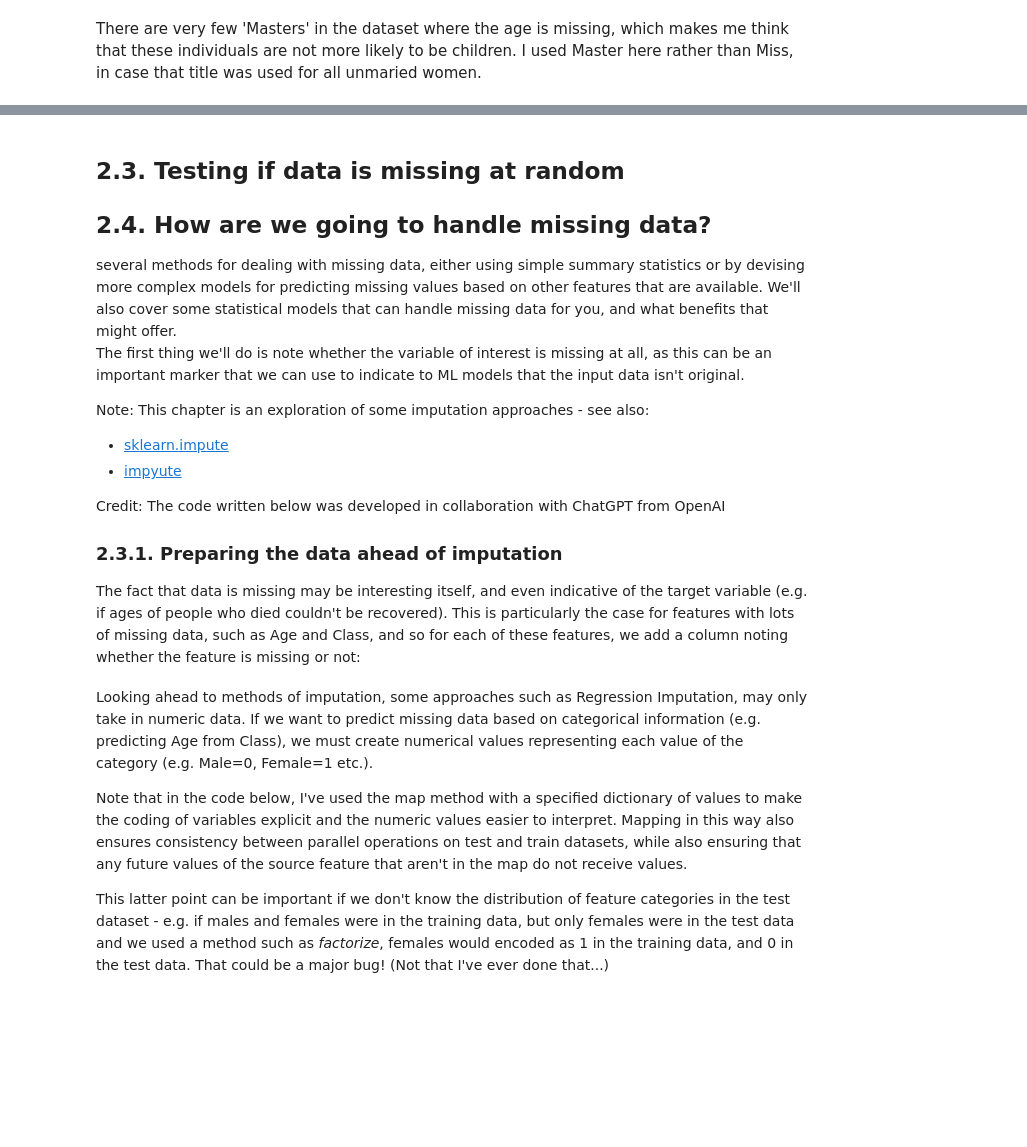
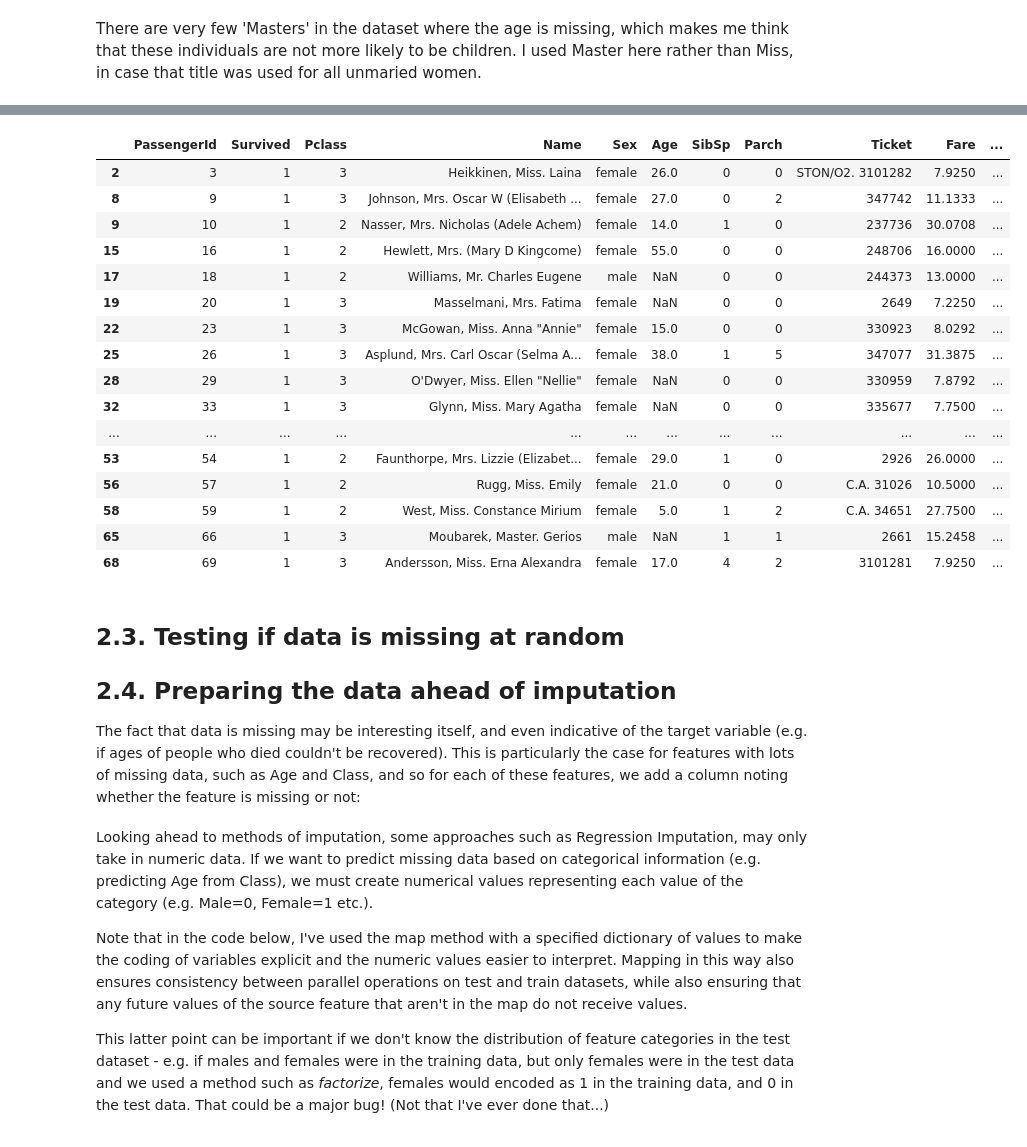
Before and after one commit to stephentown42/ML_examples, a Jupyter notebook: notebooks/titanic/2_imputing_missing_data.ipynb, the cells around one changed output, grey strips where cells are left out. Drawn from its saved outputs; the diff is of its cells as text; code cells hidden in the pictures; blank space fills up the shorter version.

Commit message:
Continued adding to imputation chapter

```diff
--- a/notebooks/titanic/2_imputing_missing_data.ipynb
+++ b/notebooks/titanic/2_imputing_missing_data.ipynb
@@ -14,9 +16,9 @@ Let's load the data and get started...</span>
 from pathlib import Path
 import pandas as pd
 
-data_dir = Path.cwd().parent.parent / 'data/titanic/chapter_1'        # Load data
-train = pd.read_csv(data_dir / 'train_Ch01.csv')
-test = pd.read_csv(data_dir / 'test_Ch01.csv')
+data_dir = Path.cwd().parent.parent / 'data/titanic/original'
+train = pd.read_csv(data_dir / 'train.csv')
+test = pd.read_csv(data_dir / 'test.csv')
 
 print(f"Training data = {train.shape[0]} passengers")
 print(f"Test data = {test.shape[0]} passengers")
@@ -108 +142,4 @@ Is there value in flagging zero fare passengers? This group has a very low survi
 </p></span>
+# %%
+train['Fare'] = train['Fare'].mask(train['Fare'] == 0)
+test['Fare'] = test['Fare'].mask(test['Fare'] == 0)
@@ -109,3 +151,3 @@ Is there value in flagging zero fare passengers? This group has a very low survi
 # %%
-train['zero_fare'] = train['Fare'] == 0
-test['zero_fare'] = test['Fare'] == 0
+train['zero_fare'] = train['Fare'].isna()
+test['zero_fare'] = test['Fare'].isna()
@@ -116,18 +153,0 @@ fare of those who did not survive. After adding an identifier for zero payers, w
-# %%
-def replace_zeros_with_median(df:pd.DataFrame) -> pd.DataFrame:
-
-    zero_idx = df[df['Fare'] == 0].index
-    nonzero_idx = df[df['Fare'] > 0].index
-
-    df.loc[zero_idx,'Fare'] = df.loc[nonzero_idx,'Fare'].median()
-    return df
-
-# Replace zeros with median to ameliorate effect of code on statistics
-train = replace_zeros_with_median(train)
-test = replace_zeros_with_median(test)
-
-# Repeat the log transform from Chapter 1, but now zero values aren't a problem
-import numpy as np
-
-train['log_fare'] = np.log(train['Fare'])
-test['log_fare'] = np.log(test['Fare'])
@@ -149,23 +208,30 @@ There are very few 'Masters' in the dataset where the age is missing, which make
+# %%
+train[
+    (train['Cabin'].isna()) &
+    (train['Survived'] == 1)
+].head(20)
+# %% [output]
+|  | PassengerId | Survived | Pclass | Name | Sex | Age | SibSp | Parch | Ticket | Fare | ... |
+| 2 | 3 | 1 | 3 | Heikkinen, Miss. Laina | female | 26.0 | 0 | 0 | STON/O2. 3101282 | 7.9250 | ... |
+| 8 | 9 | 1 | 3 | Johnson, Mrs. Oscar W (Elisabeth ... | female | 27.0 | 0 | 2 | 347742 | 11.1333 | ... |
+| 9 | 10 | 1 | 2 | Nasser, Mrs. Nicholas (Adele Achem) | female | 14.0 | 1 | 0 | 237736 | 30.0708 | ... |
+| 15 | 16 | 1 | 2 | Hewlett, Mrs. (Mary D Kingcome) | female | 55.0 | 0 | 0 | 248706 | 16.0000 | ... |
+| 17 | 18 | 1 | 2 | Williams, Mr. Charles Eugene | male | NaN | 0 | 0 | 244373 | 13.0000 | ... |
+| 19 | 20 | 1 | 3 | Masselmani, Mrs. Fatima | female | NaN | 0 | 0 | 2649 | 7.2250 | ... |
+| 22 | 23 | 1 | 3 | McGowan, Miss. Anna "Annie" | female | 15.0 | 0 | 0 | 330923 | 8.0292 | ... |
+| 25 | 26 | 1 | 3 | Asplund, Mrs. Carl Oscar (Selma A... | female | 38.0 | 1 | 5 | 347077 | 31.3875 | ... |
+| 28 | 29 | 1 | 3 | O'Dwyer, Miss. Ellen "Nellie" | female | NaN | 0 | 0 | 330959 | 7.8792 | ... |
+| 32 | 33 | 1 | 3 | Glynn, Miss. Mary Agatha | female | NaN | 0 | 0 | 335677 | 7.7500 | ... |
+| ... | ... | ... | ... | ... | ... | ... | ... | ... | ... | ... | ... |
+| 53 | 54 | 1 | 2 | Faunthorpe, Mrs. Lizzie (Elizabet... | female | 29.0 | 1 | 0 | 2926 | 26.0000 | ... |
+| 56 | 57 | 1 | 2 | Rugg, Miss. Emily | female | 21.0 | 0 | 0 | C.A. 31026 | 10.5000 | ... |
+| 58 | 59 | 1 | 2 | West, Miss. Constance Mirium | female | 5.0 | 1 | 2 | C.A. 34651 | 27.7500 | ... |
+| 65 | 66 | 1 | 3 | Moubarek, Master. Gerios | male | NaN | 1 | 1 | 2661 | 15.2458 | ... |
+| 68 | 69 | 1 | 3 | Andersson, Miss. Erna Alexandra | female | 17.0 | 4 | 2 | 3101281 | 7.9250 | ... |
 # %% [markdown]
 ## 2.3. Testing if data is missing at random
 
-
-
-
-## 2.4. How are we going to handle missing data?
-<span style="font-size:14px;font-family: Arial;line-height:1.5">
-several methods for dealing with missing data, either using simple summary statistics or by devising more complex models for predicting missing values based on other features that are available. We'll also cover some statistical models that can handle missing data for you, and what benefits that might offer.
-
-The first thing we'll do is note whether the variable of interest is missing at all, as this can be an important marker that we can use to indicate to ML models that the input data isn't original.
-
-Note: This chapter is an exploration of some imputation approaches - see also:
- * [sklearn.impute](https://scikit-learn.org/stable/modules/impute.html)
- * [impyute](https://impyute.readthedocs.io/en/master/)
-
-
-Credit: The code written below was developed in collaboration with ChatGPT from OpenAI
-<span>
-### 2.3.1. Preparing the data ahead of imputation
+## 2.4. Preparing the data ahead of imputation
 <span style="font-size:14px;font-family: Arial;line-height:1.5">
 The fact that data is missing may be interesting itself, and even indicative of the target variable (e.g. if ages of people who died couldn't be recovered). This is particularly the case for features with lots of missing data, such as Age and Class, and so for each of these features, we add a column noting whether the feature is missing or not:</span>
 # %%
```
Also changed, not shown: parts of 38 cells of this notebook, 3 other files.
